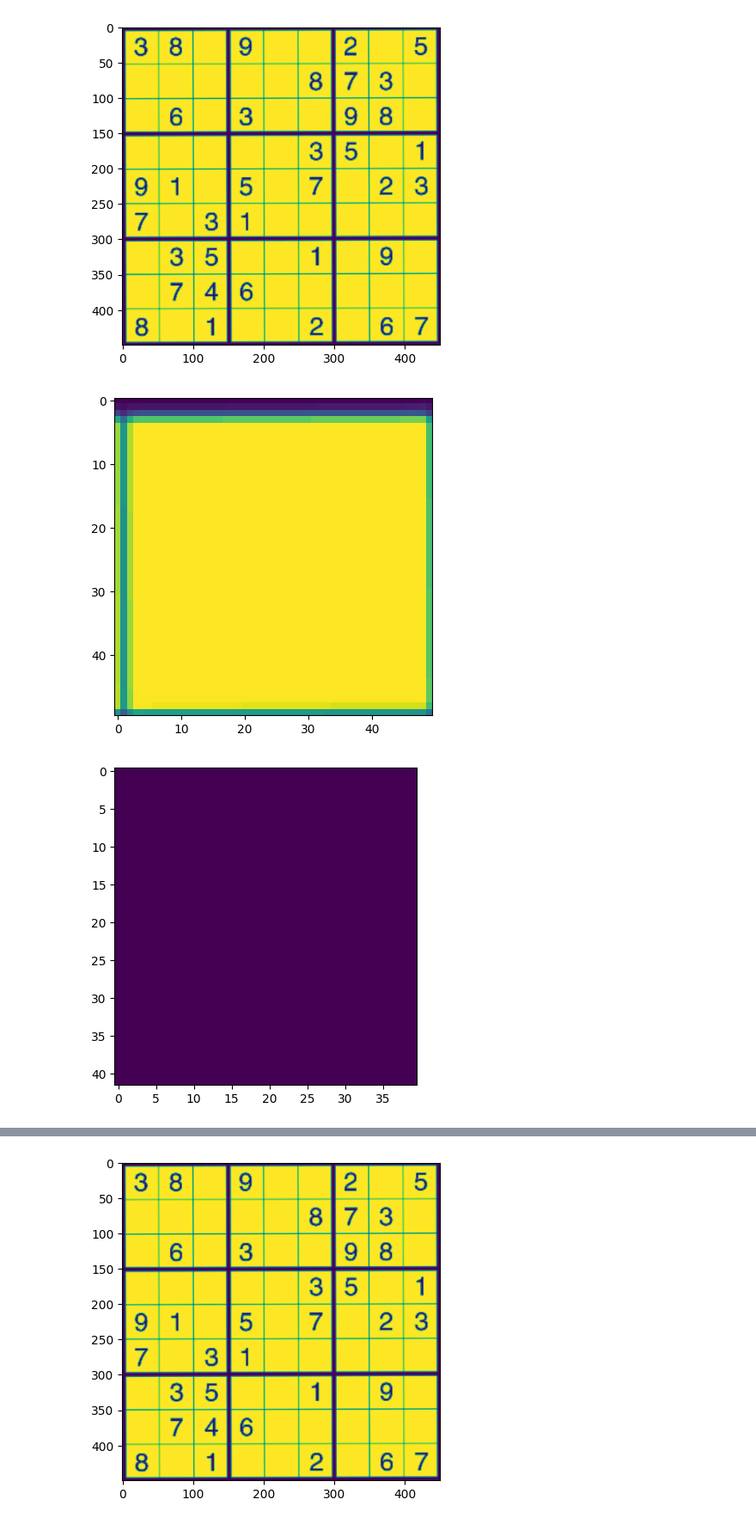
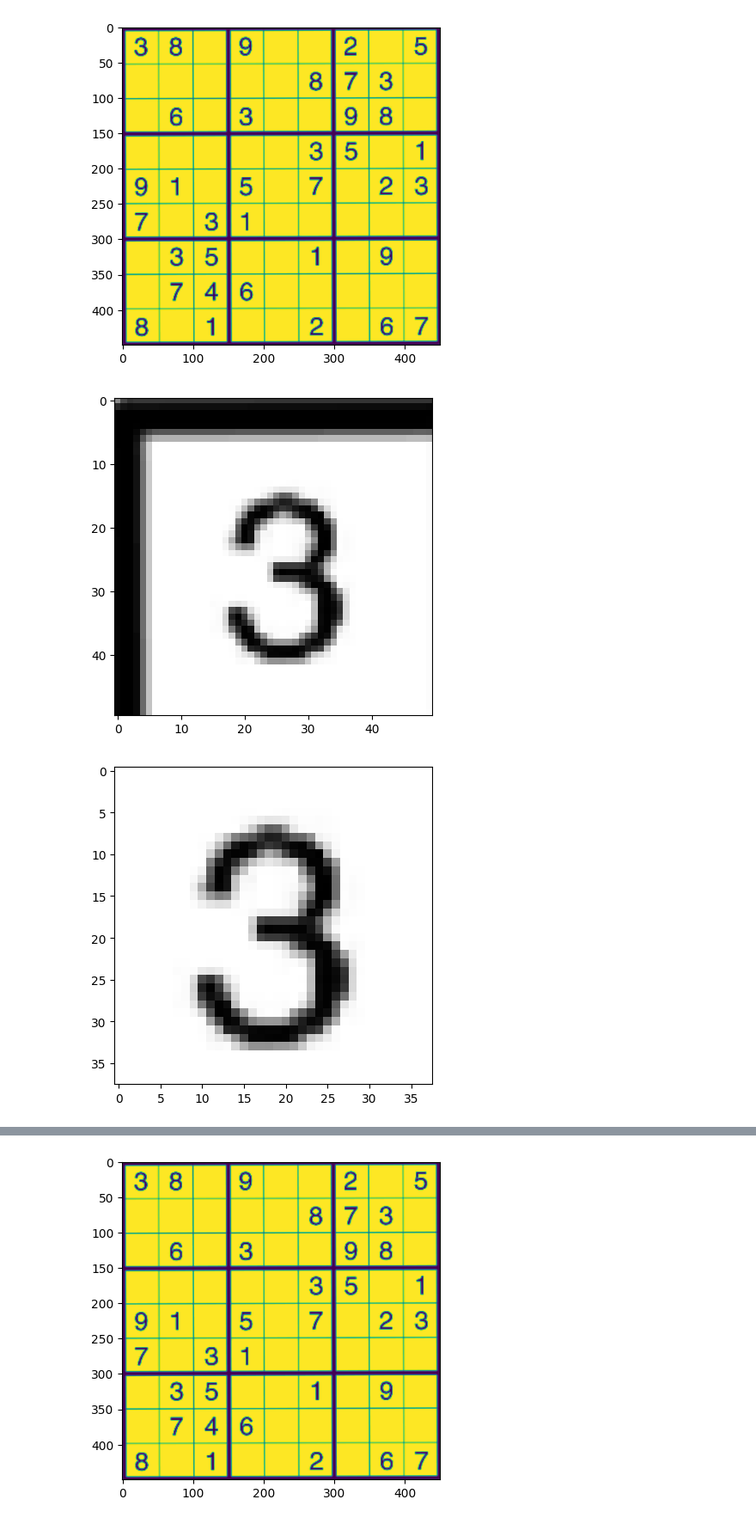
Before and after one commit to Princy-Malhotra/Sudoku-Solver-using-CNN-and-OpenCV, a Jupyter notebook: sudoku.ipynb, the cells around one changed output, grey strips where cells are left out. Shown at 86% size. Saved outputs shown, nothing was run; the diff lists cells and outputs as text; code cells hidden in the pictures.

```diff
--- a/sudoku.ipynb
+++ b/sudoku.ipynb
@@ -32,15 +25,16 @@ To enable the following instructions: AVX2 FMA, in other operations, rebuild Ten
 # %%
 #Loading the data
 
-data = os.listdir(r"/home/princy/hello/myprojects/datasets/digits/archive/Digits" )
+data = os.listdir(r"datasets/digits/archive/Digits" )
 data_X = []
 data_y = []
 data_classes = len(data)
 for i in range (0,data_classes):
-    data_list = os.listdir(r"/home/princy/hello/myprojects/datasets/digits/archive/Digits" +"/"+str(i))
+    data_list = os.listdir(r"datasets/digits/archive/Digits" +"/"+str(i))
     for j in data_list:
-        pic = cv2.imread(r"/home/princy/hello/myprojects/datasets/digits/archive/Digits" +"/"+str(i)+"/"+j)
-        pic = cv2.resize(pic,(32,32))
+        pic = cv2.imread(r"datasets/digits/archive/Digits" +"/"+str(i)+"/"+j)
+        pic = cv2.resize(pic,(28,28))
+        pic = 255 - pic
         data_X.append(pic)
         data_y.append(i)
 
@@ -175,7 +180,7 @@ Test Accuracy = 0.998031497001648
 # %%
 # Randomly select an image from the dataset
 
-folder=r"/home/princy/hello/myprojects/datasets/sudoku_dataset-master/images"
+folder=r"datasets/sudoku_dataset-master/images"
 
 a=random.choice(os.listdir(folder))
 print(a)
@@ -189,6 +194,6 @@ image1043.jpg
 # %%
 #Preprocessing image to be read
-sudoku_a = cv2.resize(sudoku_a, (450,450))
+sudoku_a = cv2.resize(sudoku_a, (1000,1000))
 
 # function to greyscale, blur and change the receptive threshold of image
 def preprocess(image):
@@ -304,6 +338,6 @@ Error:
 # %%
 # Importing puzzle to be solved
-puzzle = cv2.imread("/home/princy/hello/myprojects/datasets/su.jpg")
+puzzle = cv2.imread("datasets/su.jpg")
 
 #let's see what we got
 plt.figure()
@@ -345,33 +377,33 @@ plt.show()
 sudoku_cell = splitcells(su_imagewrap)
 #Let's have alook at the last cell
 plt.figure()
-plt.imshow(sudoku_cell[58])
+plt.imshow(sudoku_cell[0], cmap='gray')
 plt.show()
 # %% [output]
-[figure, old version]
+[figure, new version]
 # %%
 # The sudoku_cell's output includes the boundaries this could lead to misclassifications by the model
 # I am cropping the cells to avoid that
 # sneeking in a bit of PIL lib as cv2 was giving some weird error that i couldn't ward off
 
 def CropCell(cells):
     Cells_croped = []
     for image in cells:
 
         img = np.array(image)
-        img = img[4:46, 6:46]
+        img = img[8:46, 8:46]
         img = Image.fromarray(img)
         Cells_croped.append(img)
 
     return Cells_croped
 
 sudoku_cell_croped= CropCell(sudoku_cell)
 #Let's have alook at the last cell
 plt.figure()
-plt.imshow(sudoku_cell_croped[58])
+plt.imshow(sudoku_cell_croped[0], cmap='gray')
 plt.show()
 # %% [output]
-[figure, old version]
+[figure, new version]
 # %%
 def read_cells(cell,model):
 
```
Also changed, not shown: parts of 20 cells of this notebook, 12 other files.
